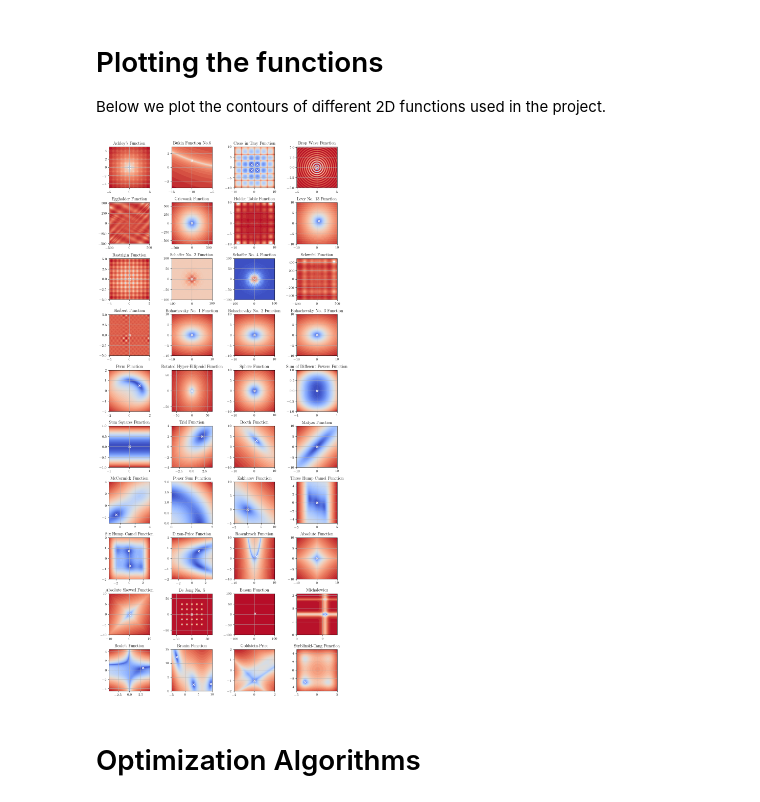
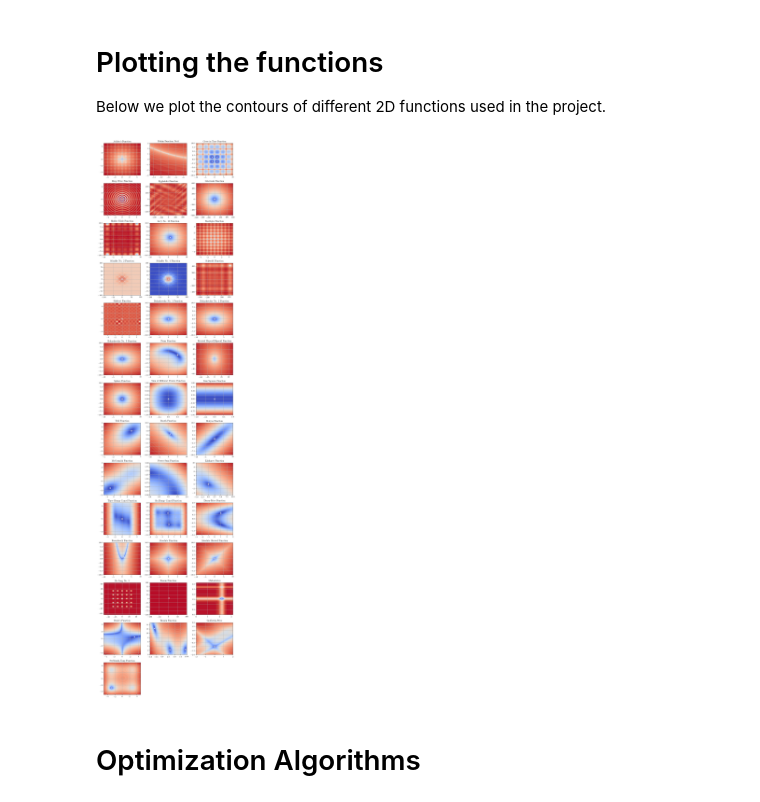
Before and after one commit to esalman/optimization_project, a Jupyter notebook: src/2018 ECE 506 Project.ipynb, the cells around one changed output. Saved outputs shown, nothing was run; the diff lists cells and outputs as text; code cells hidden in the pictures.

```diff
--- a/src/2018 ECE 506 Project.ipynb
+++ b/src/2018 ECE 506 Project.ipynb
@@ -63,15 +90,15 @@ functions = ['Ackley', # Many Local Minima
 
 Below we plot the contours of different 2D functions used in the project.
 # %%
-rows = 10
-cols = 4
-fig = plt.figure(figsize=(10, 22))
+rows = 14
+cols = 3
+fig = plt.figure(figsize=(10, 40))
 gs = gridspec.GridSpec(rows, cols)
 
 row = 0
 col = 0
 for i in range( len(functions) ):
-    target_fun = getattr(functions2d, functions[i])
+    target_fun = getattr(functions2d, functions[i][0])
     fun = target_fun()
 
     """ Plots the cost contour plot over the domain of the function. """
@@ -106,33 +133,33 @@ for i in range( len(functions) ):
     points = 200
     x0 = np.linspace(x0_lim_lower, x0_lim_upper, points)
     x1 = np.linspace(x1_lim_lower, x1_lim_upper, points)
     ## Meshes
     X0, X1 = np.meshgrid(x0, x1)
     ## Combined
     X = np.array([X0, X1])
 
     ## Calculate Costs
     cost = fun.cost(X)
     ## Renormalise
     cost_norm = np.log(cost - np.min(cost) + 1)
 
     ## Plot
     ax.contourf(X0, X1, cost_norm, 50, cmap=plt.cm.coolwarm)
     plt.scatter(fun.min[..., 0], fun.min[..., 1], c='w', marker='x')
     plt.grid()
 #     plt.title(fun.latex_name + "\n" + fun.latex_cost)
     plt.title(fun.latex_name)
     plt.subplots_adjust(top=0.8)
     plt.xlim([x0_lim_lower, x0_lim_upper])
     plt.ylim([x1_lim_lower, x1_lim_upper])
 
     col = np.mod(col+1, cols)
     if col == 0:
         row = np.mod(row+1, rows)
 
 plt.tight_layout()
 plt.show()
 # %% [output]
-[figure, old version]
+[figure, new version]
 # %% [markdown]
 # Optimization Algorithms
```
Also changed, not shown: parts of 6 cells of this notebook, 2 other files.
